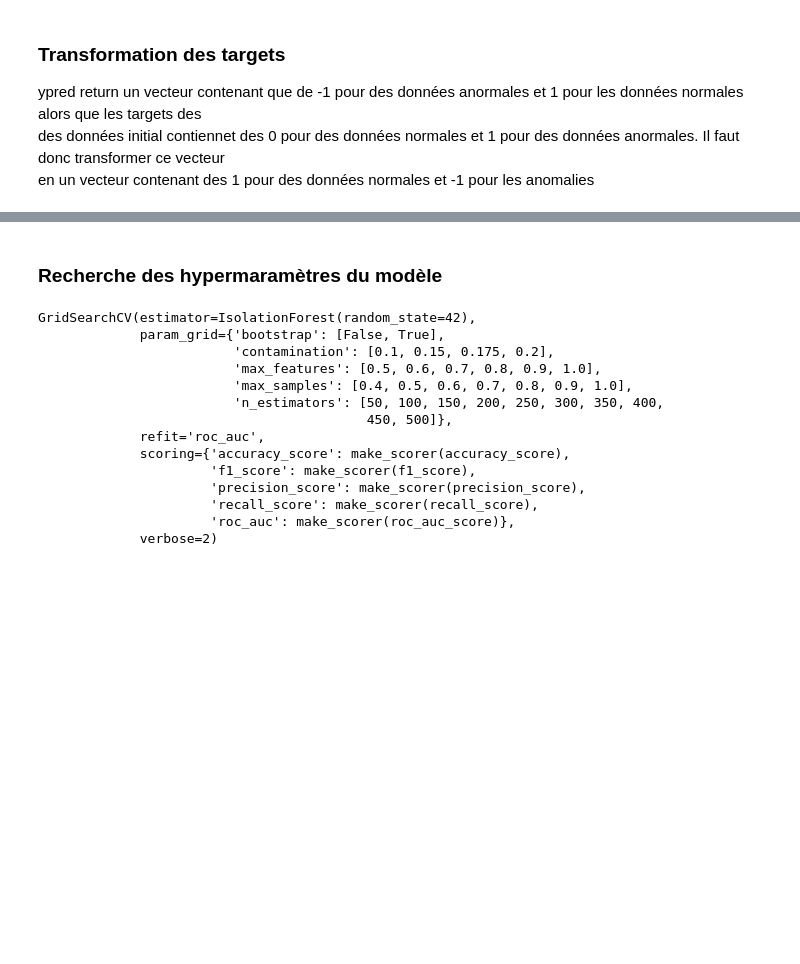
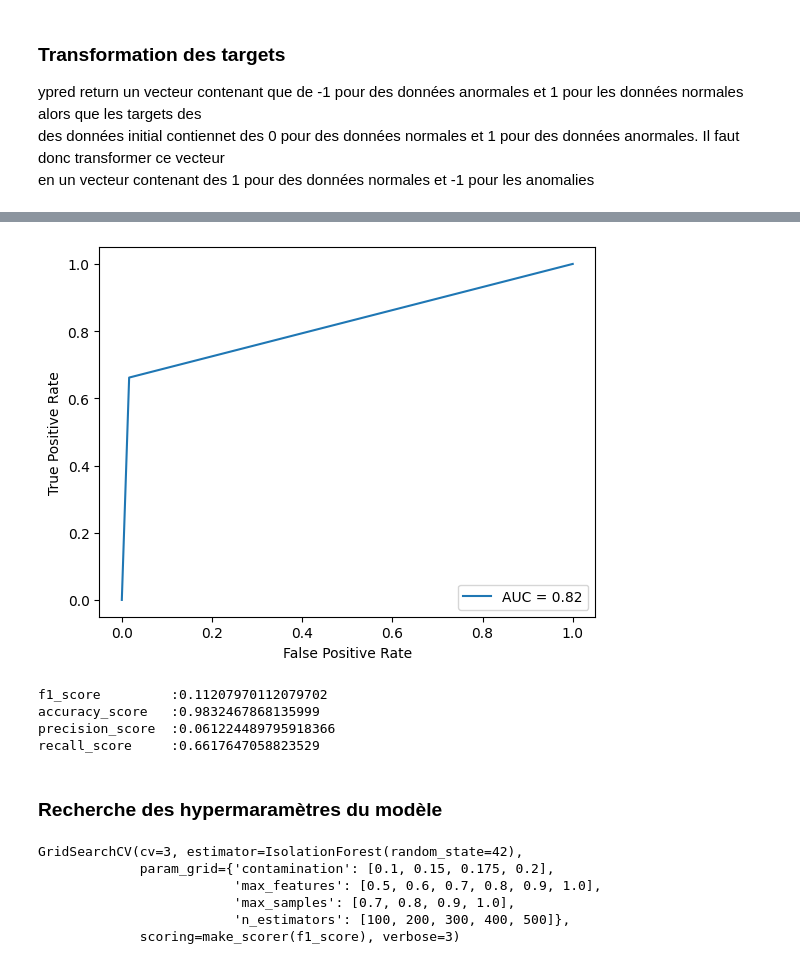
Before and after one commit to dahsie/anomalie_detection, a Jupyter notebook: src/isolation_forest.ipynb, the cells around one changed output, grey strips where cells are left out. Drawn from its saved outputs; the diff is of its cells as text; code cells hidden in the pictures; blank space fills up the shorter version.

```diff
--- a/src/isolation_forest.ipynb
+++ b/src/isolation_forest.ipynb
@@ -81,3 +153,25 @@ print(confusion)
+# %%
+def roc_curve_disolay(ytest, ypred):
+    fpr, tpr, thresholds = metrics.roc_curve(ytest, ypred)
+    roc_auc = metrics.auc(fpr, tpr)
+    display = metrics.RocCurveDisplay(fpr=fpr, tpr=tpr, roc_auc=roc_auc)
+    display.plot()
+    plt.show()
+roc_curve_disolay(ytest, ypred)
+# %% [output]
+[figure, added]
+# %%
+def scores(ytest,ypred):
+    print(f"f1_score\t :{f1_score(ytest,ypred)}")
+    print(f"accuracy_score\t :{accuracy_score(ytest,ypred)}")
+    print(f"precision_score\t :{precision_score(ytest,ypred)}")
+    print(f"recall_score\t :{recall_score(ytest,ypred)}")
+scores(ytest,ypred)
+# %% [output]
+f1_score         :0.11207970112079702
+accuracy_score   :0.9832467868135999
+precision_score  :0.061224489795918366
+recall_score     :0.6617647058823529
 # %% [markdown]
 ### Recherche des hypermaramètres du modèle
 # %%
@@ -98,19 +192,12 @@ scoring_metrics = {
 }
 # %%
-gridsearch=GridSearchCV(estimator=IsolationForest(random_state=42),param_grid=parameters,verbose=2,scoring=scoring_metrics,refit='roc_auc')
+gridsearch=GridSearchCV(estimator=IsolationForest(random_state=42),param_grid=parameters,verbose=3,scoring=make_scorer(f1_score), #or scoring_metrics
+                        refit=True,cv=3)
 gridsearch
 # %% [output]
-GridSearchCV(estimator=IsolationForest(random_state=42),
-             param_grid={'bootstrap': [False, True],
-                         'contamination': [0.1, 0.15, 0.175, 0.2],
+GridSearchCV(cv=3, estimator=IsolationForest(random_state=42),
+             param_grid={'contamination': [0.1, 0.15, 0.175, 0.2],
                          'max_features': [0.5, 0.6, 0.7, 0.8, 0.9, 1.0],
-                         'max_samples': [0.4, 0.5, 0.6, 0.7, 0.8, 0.9, 1.0],
-                         'n_estimators': [50, 100, 150, 200, 250, 300, 350, 400,
-                                          450, 500]},
-             refit='roc_auc',
-             scoring={'accuracy_score': make_scorer(accuracy_score),
-                      'f1_score': make_scorer(f1_score),
-                      'precision_score': make_scorer(precision_score),
-                      'recall_score': make_scorer(recall_score),
-                      'roc_auc': make_scorer(roc_auc_score)},
-             verbose=2)
+                         'max_samples': [0.7, 0.8, 0.9, 1.0],
+                         'n_estimators': [100, 200, 300, 400, 500]},
+             scoring=make_scorer(f1_score), verbose=3)
```
Also changed, not shown: parts of 24 cells of this notebook, 1 other file.
